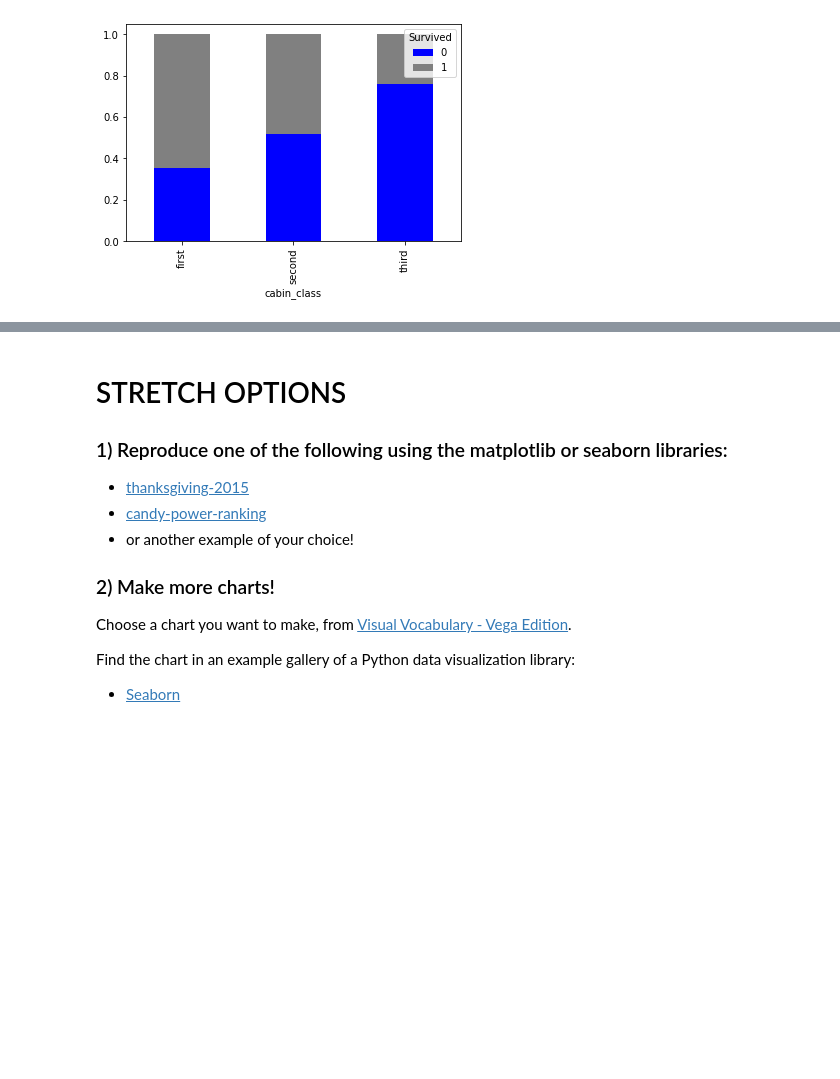
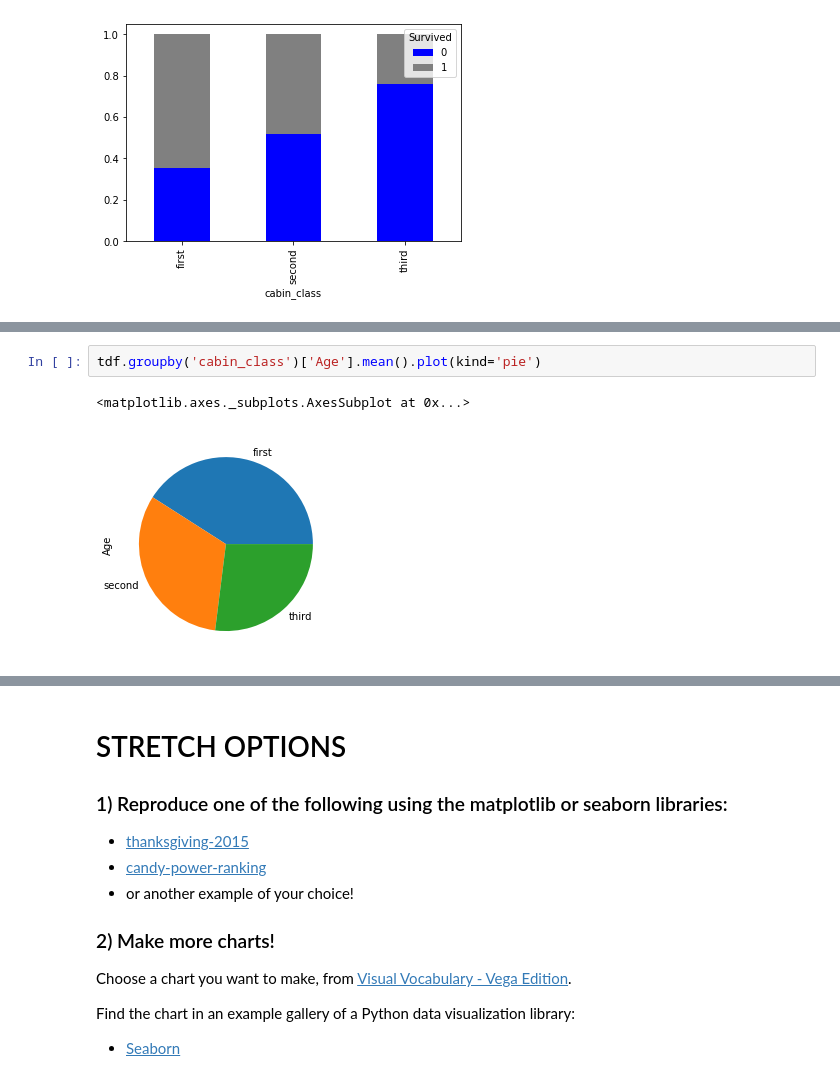
Before and after one commit to marianvinas/DS-Unit-1-Sprint-1-Data-Wrangling-and-Storytelling-1, a Jupyter notebook: module4-make-explanatory-visualizations/LS_DS_114_Make_Explanatory_Visualizations_Assignment.ipynb, the cells around one changed output, grey strips where cells are left out. Cells and saved outputs as stored; diff of their text form; blank space fills up the shorter version.

```diff
--- a/module4-make-explanatory-visualizations/LS_DS_114_Make_Explanatory_Visualizations_Assignment.ipynb
+++ b/module4-make-explanatory-visualizations/LS_DS_114_Make_Explanatory_Visualizations_Assignment.ipynb
@@ -221,0 +261,5 @@ cab_death1.plot(kind='bar', stacked=True, color=['blue', 'gray'])
+# %%
+tdf.groupby('cabin_class')['Age'].mean().plot(kind='pie')
+# %% [output]
+<matplotlib.axes._subplots.AxesSubplot at 0x...>
+[figure, added]
```
Also changed, not shown: parts of 7 cells of this notebook.
